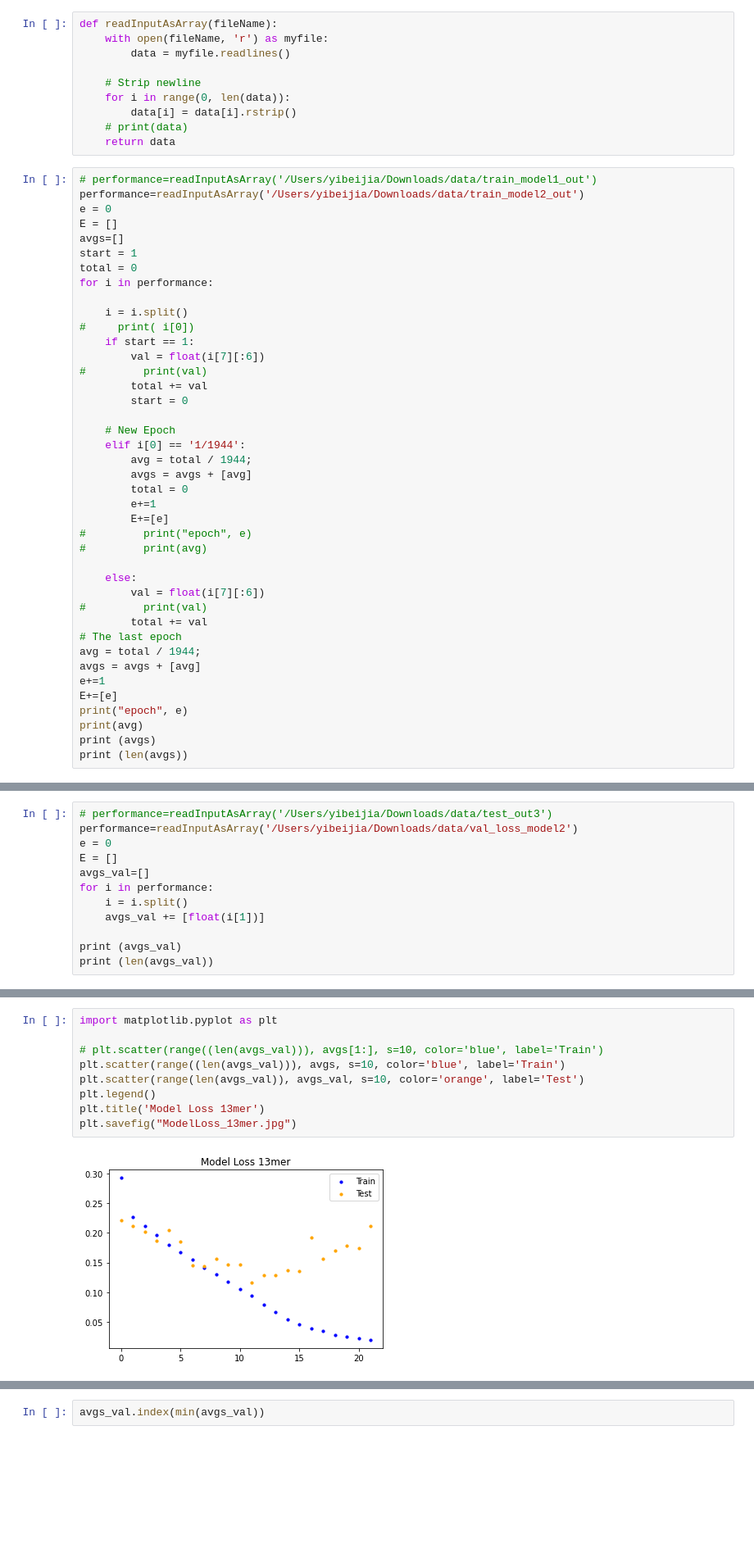
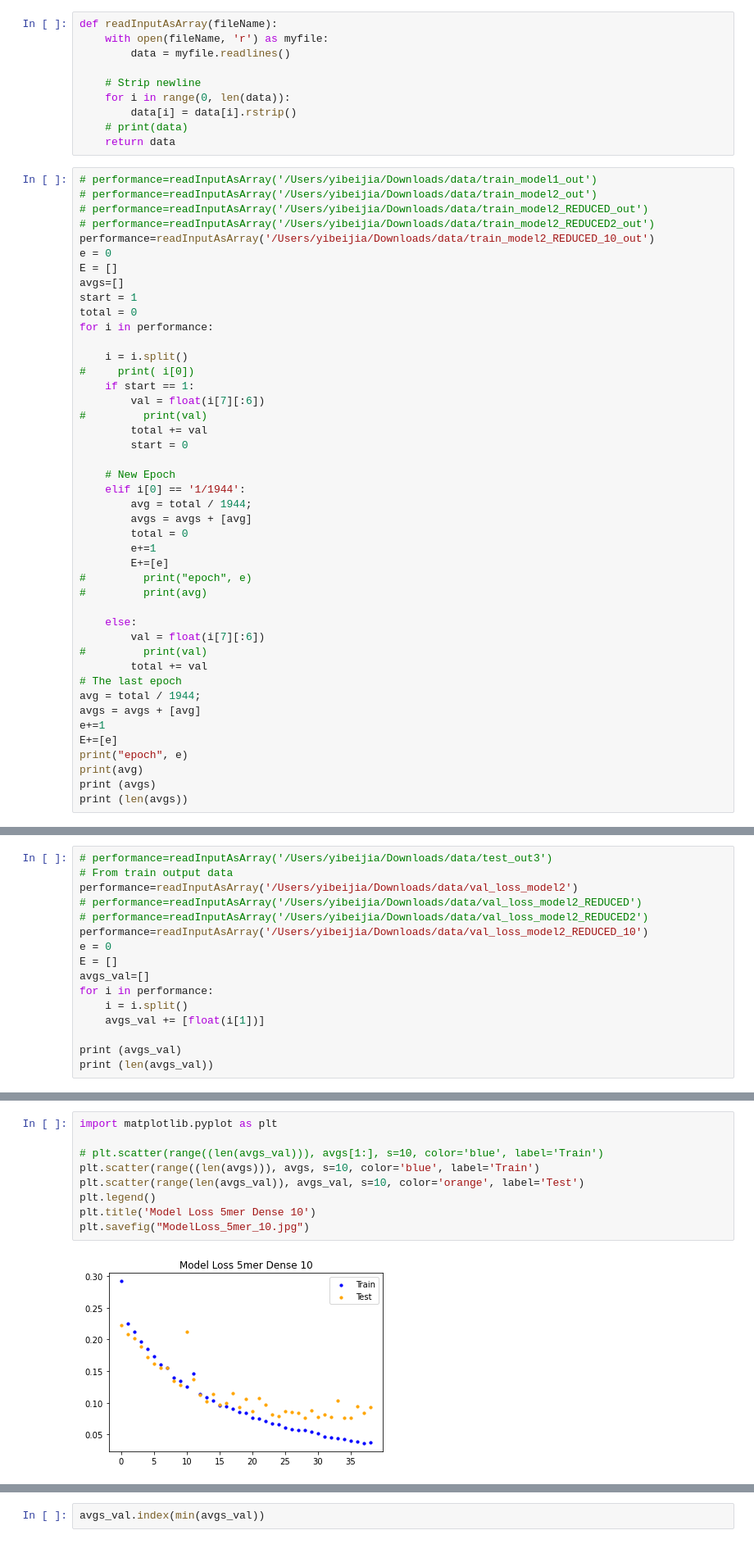
Before and after one commit to beckii0930/nucleosome_occupancy, a Jupyter notebook: tbinet_stuff/performance_analyze.ipynb, the cells around one changed output, grey strips where cells are left out. Shown at 82% size. Cells and saved outputs as stored; diff of their text form; blank space fills up the shorter version.

```diff
--- a/tbinet_stuff/performance_analyze.ipynb
+++ b/tbinet_stuff/performance_analyze.ipynb
@@ -10,7 +10,10 @@ def readInputAsArray(fileName):
     return data
 # %%
 # performance=readInputAsArray('/Users/yibeijia/Downloads/data/train_model1_out')
-performance=readInputAsArray('/Users/yibeijia/Downloads/data/train_model2_out')
+# performance=readInputAsArray('/Users/yibeijia/Downloads/data/train_model2_out')
+# performance=readInputAsArray('/Users/yibeijia/Downloads/data/train_model2_REDUCED_out')
+# performance=readInputAsArray('/Users/yibeijia/Downloads/data/train_model2_REDUCED2_out')
+performance=readInputAsArray('/Users/yibeijia/Downloads/data/train_model2_REDUCED_10_out')
 e = 0
 E = []
 avgs=[]
@@ -57,6 +60,10 @@ epoch 22
 # %%
 # performance=readInputAsArray('/Users/yibeijia/Downloads/data/test_out3')
+# From train output data
 performance=readInputAsArray('/Users/yibeijia/Downloads/data/val_loss_model2')
+# performance=readInputAsArray('/Users/yibeijia/Downloads/data/val_loss_model2_REDUCED')
+# performance=readInputAsArray('/Users/yibeijia/Downloads/data/val_loss_model2_REDUCED2')
+performance=readInputAsArray('/Users/yibeijia/Downloads/data/val_loss_model2_REDUCED_10')
 e = 0
 E = []
 avgs_val=[]
@@ -72,11 +79,11 @@ print (len(avgs_val))
 # %%
 import matplotlib.pyplot as plt
 
 # plt.scatter(range((len(avgs_val))), avgs[1:], s=10, color='blue', label='Train')
-plt.scatter(range((len(avgs_val))), avgs, s=10, color='blue', label='Train')
+plt.scatter(range((len(avgs))), avgs, s=10, color='blue', label='Train')
 plt.scatter(range(len(avgs_val)), avgs_val, s=10, color='orange', label='Test')
 plt.legend()
-plt.title('Model Loss 13mer')
-plt.savefig("ModelLoss_13mer.jpg")
+plt.title('Model Loss 5mer Dense 10')
+plt.savefig("ModelLoss_5mer_10.jpg")
 # %% [output]
-[figure, old version]
+[figure, new version]
```
Also changed, not shown: parts of 8 cells of this notebook, 10 other files.
